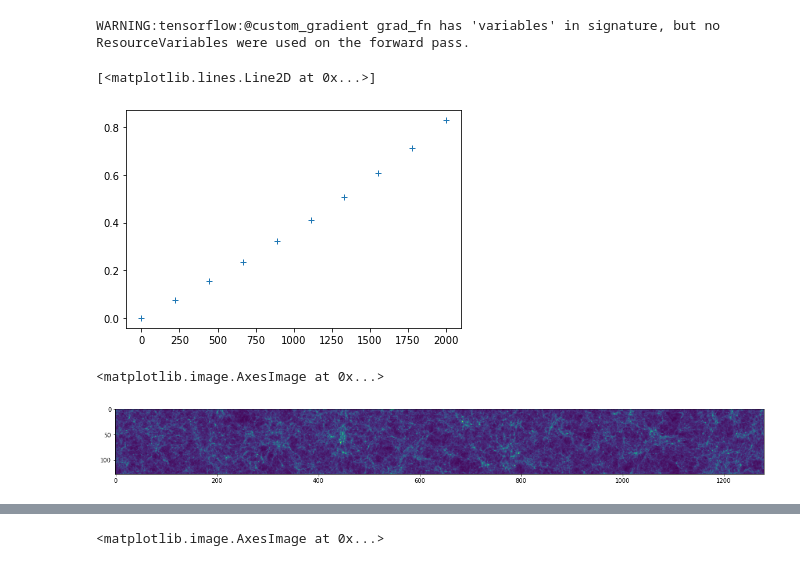
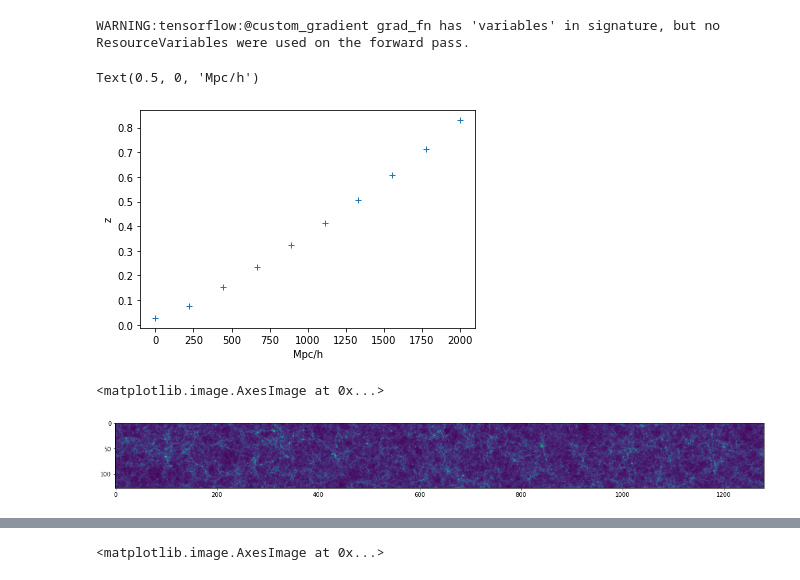
Before and after one commit to DifferentiableUniverseInitiative/flowpm, a Jupyter notebook: notebooks/Denise_lightcone.ipynb, the cells around one changed output, grey strips where cells are left out. Saved outputs shown, nothing was run; the diff lists cells and outputs as text; code cells hidden in the pictures.

```diff
--- a/notebooks/Denise_lightcone.ipynb
+++ b/notebooks/Denise_lightcone.ipynb
@@ -25,5 +24,0 @@ def z2a(z):
-# %%
-@tf.function
-def afactor(r):
-    a = a_of_chi(cosmo, r)
-    return a
@@ -30,19 +29,15 @@ def afactor(r):
 # %%
-# ok, so we want let's say lens planes of size 200 Mpc/h
+#To make lens planes of size 200 Mpc/h :
 r = np.linspace(0,2000,10, endpoint=True)
 a = afactor(r)
-#a_of_chi(cosmo, r) has to be fixed, it returns the first element of a as nan. The right vaule is 1
-a = tf.where(tf.math.is_nan(a), tf.ones_like(a) * 1, a)
 # %% [output]
 WARNING:tensorflow:@custom_gradient grad_fn has 'variables' in signature, but no ResourceVariables were used on the forward pass.
-# %%
-def a2z(a):
-    """ converts from scale factor to  redshift """
-    return 1.0 / a - 1.0
 # %%
 # This allows us to go to roughly z=1
 plot(r,a2z(a), '+')
+ylabel(r'z')
+xlabel(r'Mpc/h')
 # %% [output]
-[<matplotlib.lines.Line2D at 0x...>]
+Text(0.5, 0, 'Mpc/h')
-[figure, old version]
+[figure, new version]
 # %%
@@ -63,7 +56,7 @@ med_field = flowpm.cic_paint(tf.zeros_like(initial_conditions), med_state[0])
 # %%
 # At this stage we are at the right edge of the lightcone
 figure(figsize=[20,5])
-imshow(tf.reshape(med_field, [128,128,1280]).numpy().sum(axis=0))
+imshow(tf.reshape(med_field, nc).numpy().sum(axis=0))
 # %% [output]
 <matplotlib.image.AxesImage at 0x...>
-[figure, old version]
+[figure, new version]
```
Also changed, not shown: parts of 32 cells of this notebook, 1 other file.
